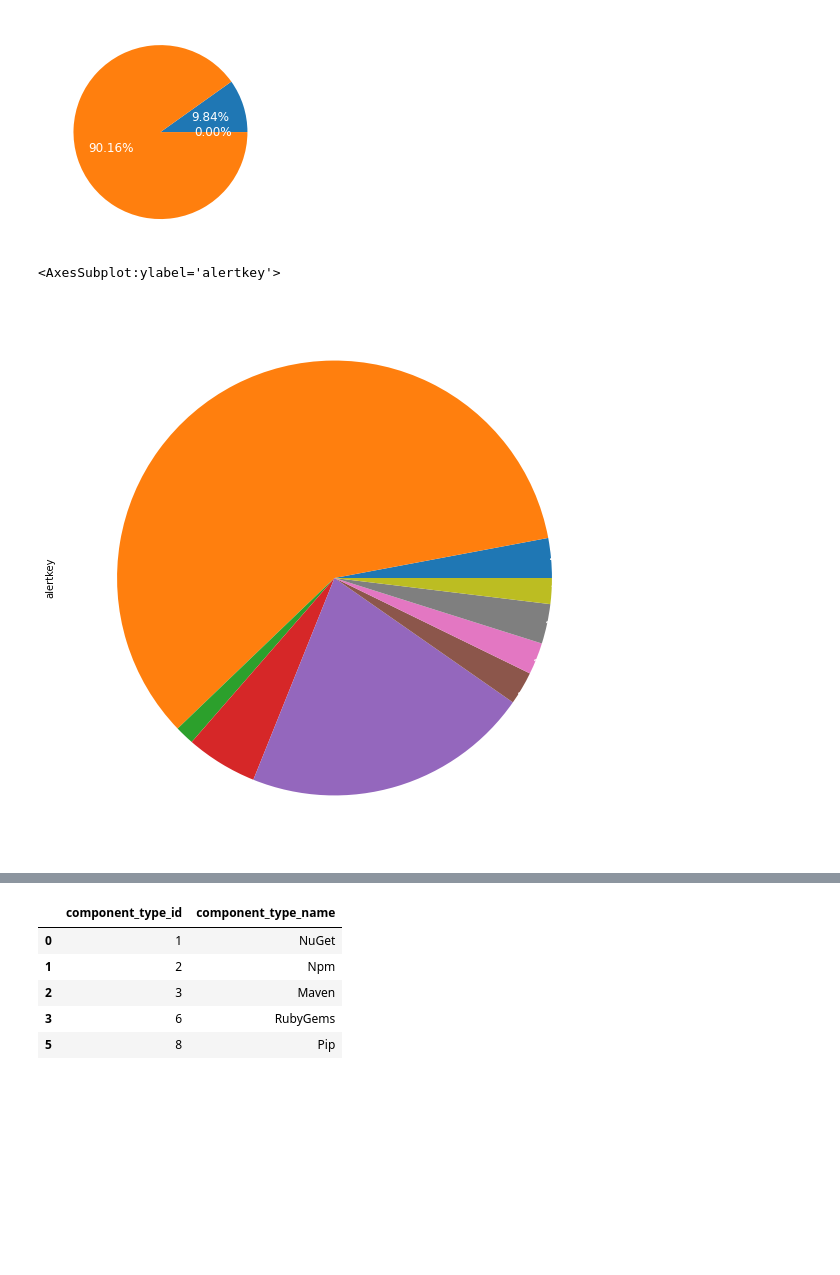
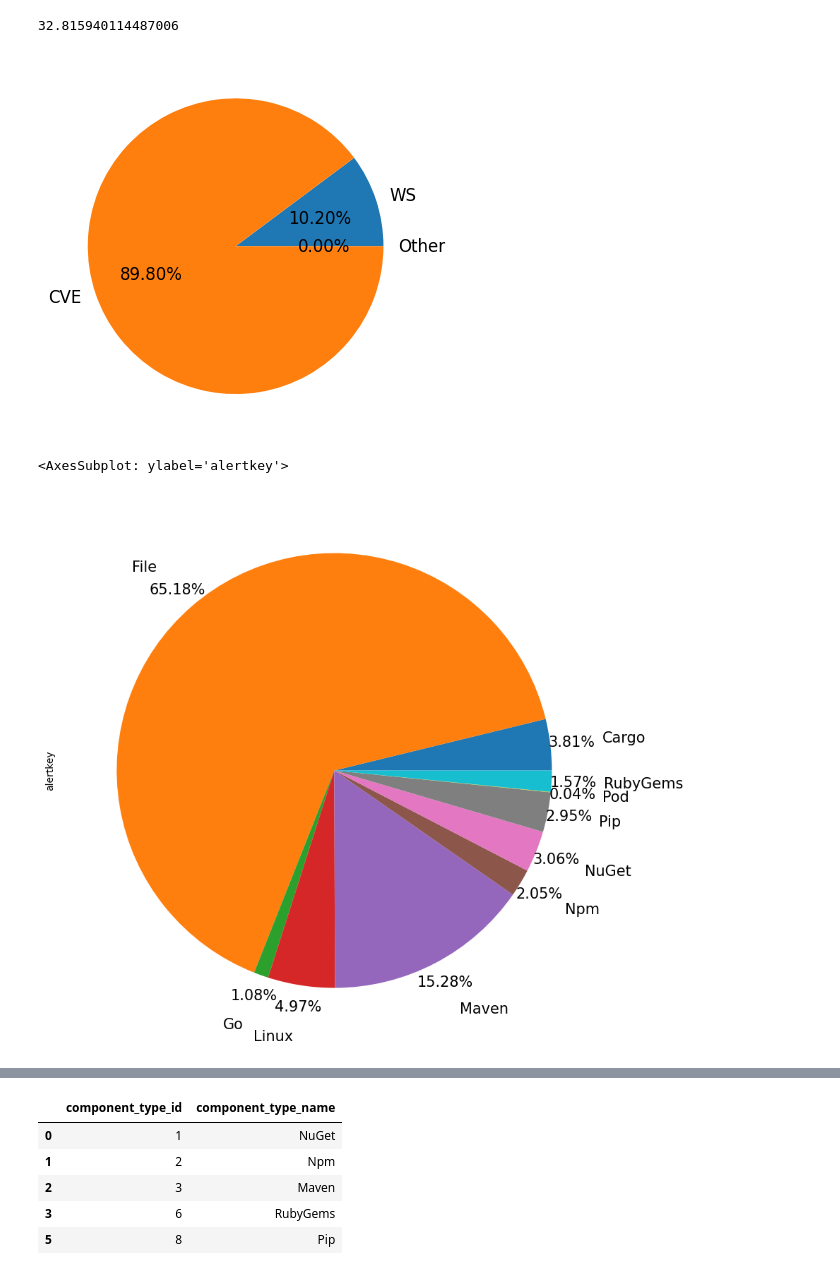
Before and after one commit to jcfiorenzano/data-providers-analysis, a Jupyter notebook: data-providers-analysis.ipynb, the cells around one changed output, grey strips where cells are left out. Saved outputs shown, nothing was run; the diff lists cells and outputs as text; code cells hidden in the pictures; blank space fills up the shorter version.

```diff
--- a/data-providers-analysis.ipynb
+++ b/data-providers-analysis.ipynb
@@ -93,26 +99,36 @@ plt.show()
+# %%
+# Percentage of alerts that are only found in WS
+ws_alerts = data_frame[data_frame['source'] == 'WhiteSource']
+no_ws_alerts = data_frame[data_frame['source'] != 'WhiteSource']
+# some alerts are found in multiple sources, doing this we guarantee that we are going to get
+# only the alerts that have only one source and that source is GithubAdvisories
+only_ws = ws_alerts[~ws_alerts['alertkey'].isin(no_ws_alerts['alertkey'])]
+(only_ws.shape[0]/data_frame.shape[0])*100
+# %% [output]
+32.815940114487006
 # %%
 # Distribution of vulnerabilities ids for alerts that were only found by WS
 
 from matplotlib import pyplot as plt
 
 ws = only_ws.title.str.startswith('WS', na=False).sum()
 cve = only_ws.title.str.startswith('CVE', na=False).sum()
 other = only_ws.shape[0] - ws - cve
 
-plt.pie([ws, cve, other], labels=["WS", "CVE", "Other"], textprops={'color':"white", 'fontsize':12}, autopct='%1.2f%%')
+plt.pie([ws, cve, other], labels=["WS", "CVE", "Other"], textprops={'color':"black", 'fontsize':12}, autopct='%1.2f%%')
 plt.show()
 # %% [output]
-[figure, old version]
+[figure, new version]
 # %%
 # Component types of the CVE alerts that where only found by WS
 
 ws_cve_alerts = only_ws[only_ws.title.str.startswith('CVE', na=False)]
 ws_cve_alerts = ws_cve_alerts.merge(component_types, left_on='component_type', right_on='component_type_id')
-ws_cve_alerts.groupby('component_type_name')['alertkey'].count().plot(kind='pie', textprops={'fontsize':15, 'color':'white'}, figsize=(10,10),autopct='%1.2f%%', pctdistance=1.1,
+ws_cve_alerts.groupby('component_type_name')['alertkey'].count().plot(kind='pie', textprops={'fontsize':15, 'color':'black'}, figsize=(10,10),autopct='%1.2f%%', pctdistance=1.1,
 labeldistance=1.24)
 # %% [output]
-<AxesSubplot:ylabel='alertkey'>
+<AxesSubplot: ylabel='alertkey'>
-[figure, old version]
+[figure, new version]
 # %%
 # Alerts for a specific component type
 
```
Also changed, not shown: parts of 20 cells of this notebook, 4 other files.
